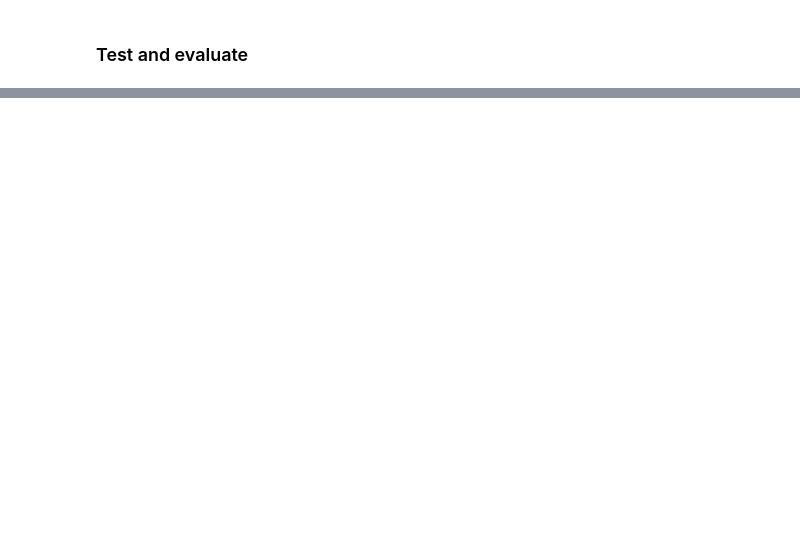
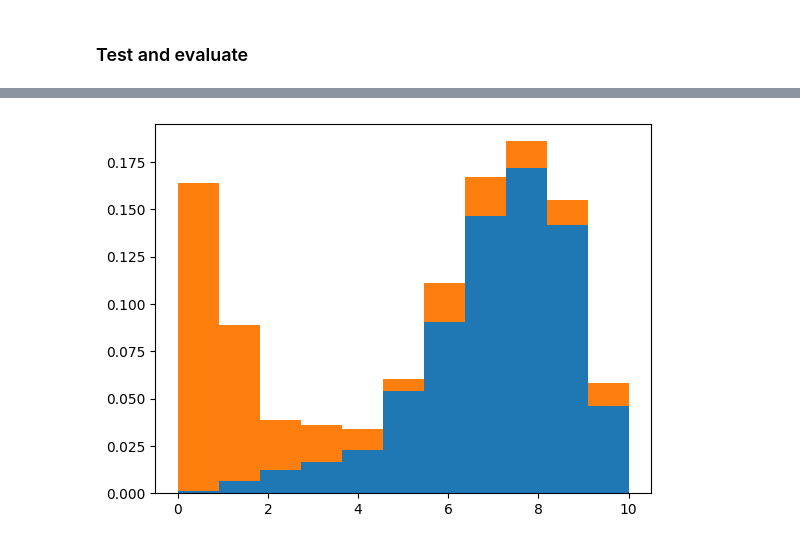
Before and after one commit to cage-challenge/cage-challenge-2, a Jupyter notebook: CybORG/CybORG/Notebooks/RedTSBehaviourMDN.ipynb, the cells around one changed output, grey strips where cells are left out. Cells and saved outputs as stored; diff of their text form; code cells hidden in the pictures; blank space fills up the shorter version.

```diff
--- a/CybORG/CybORG/Notebooks/RedTSBehaviourMDN.ipynb
+++ b/CybORG/CybORG/Notebooks/RedTSBehaviourMDN.ipynb
@@ -39,15 +42,15 @@ from IPython import display
 ### Load and preprocess the data
 (produce tf train+test datasets)
 # %%
-batch_size = 64
-train_test_split = 0.8
+batch_size = 128
+train_test_split = 0.99
 
 LATENT_SIZE = 8 # (mdn output_dimension)
 NUMBER_MIXTURES = 5
 
-EPOCHS = 10
+EPOCHS = 30
 
-DATA_CAP = 500000#1_000_000
+DATA_CAP = 2_000_000
 # %%
 def get_columns_for_training():
     true_states = ["pre","blue","red"]
@@ -133,8 +136,10 @@ class RedTSPrediction(tf.keras.Model):
         self.encoder = self.ts_vae.encoder
         self.decoder = self.ts_vae.decoder
 
-        self.ts_dense = tf.keras.layers.Dense(128, activation=tf.nn.relu)
-        self.cross_dense = tf.keras.layers.Dense(2048, activation=tf.nn.relu)
+        self.ts_dense = tf.keras.layers.Dense(1024, activation=tf.nn.relu)
+        self.cross_dense = tf.keras.layers.Dense(4096, activation=tf.nn.relu)
+
+        self.fc_1 = tf.keras.layers.Dense(4096, activation=tf.nn.relu)
 
         self.mdn = MDN.MDN(output_dimension=latent_size, num_mixtures=num_mixtures)
 
@@ -189,6 +194,8 @@ class RedTSPrediction(tf.keras.Model):
 
         combined_hidden = self.cross_dense(combined)
 
-        mdn_out = self.mdn(combined_hidden)
+        fc = self.fc_1(combined_hidden)
+
+        mdn_out = self.mdn(fc)
 
         return mdn_out
@@ -424,3 +459,17 @@ ExecutableNotFound: failed to execute PosixPath('dot'), make sure the Graphviz e
+# %%
+import matplotlib.pyplot as plt
+
+correct_pred_counts = np.sum(state_pred_samples_correct[no_change_indices],axis=1)
+
+correct_pred_counts_change_only = np.sum(state_pred_samples_correct[red_change_test_indices], axis=1)
+
+# print(f"Correct prediction frequencies: {correct_pred_counts}")
+
+plt.hist([correct_pred_counts,correct_pred_counts_change_only],num_eval_samples+1,density=True, stacked=True, label=["ALL", "ONLY CHANGES"])
+# plt.hist(correct_pred_counts_change_only,num_eval_samples+1,density=True)
+plt.show()
+# %% [output]
+[figure, added]
 # %%
 display_tree_pairs(state_pred_pair_tree_vis)
 # %% [output]
```
Also changed, not shown: parts of 16 cells of this notebook, 2 other files.
